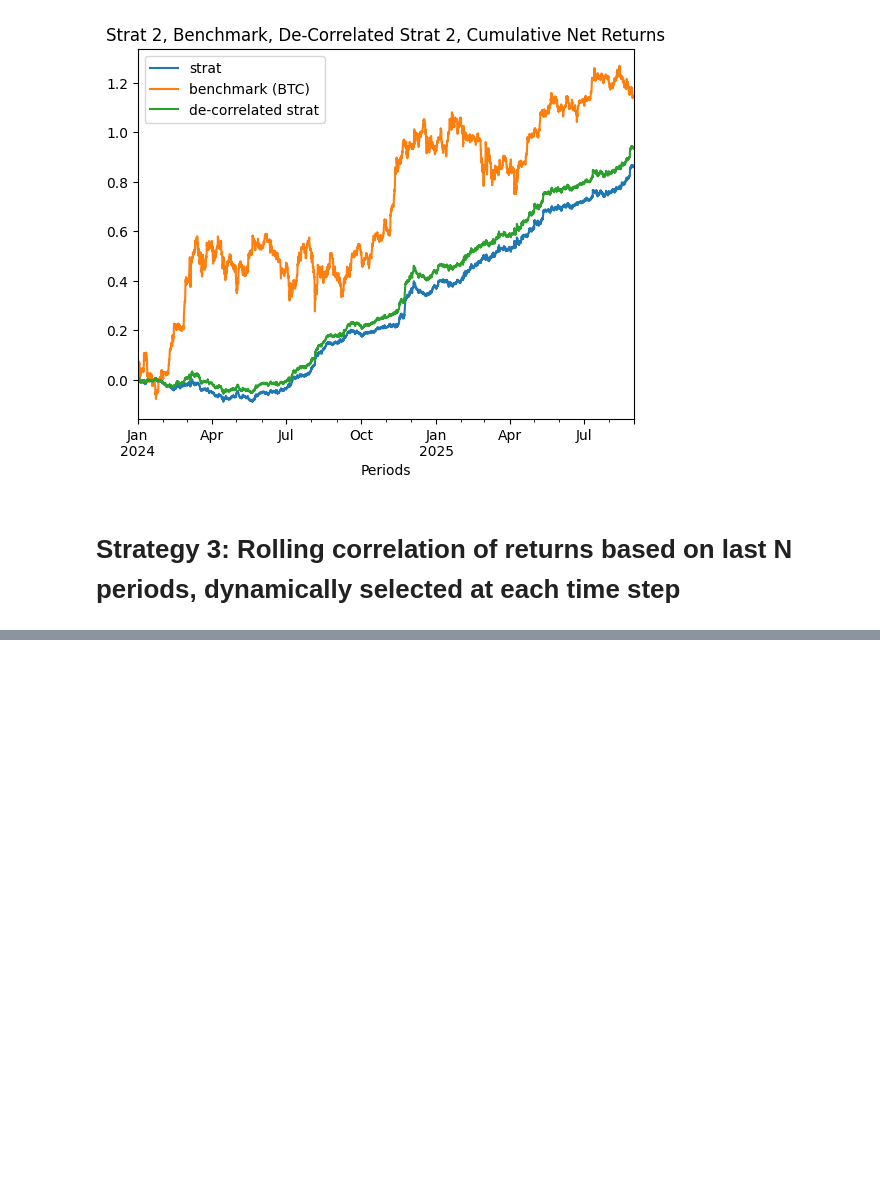
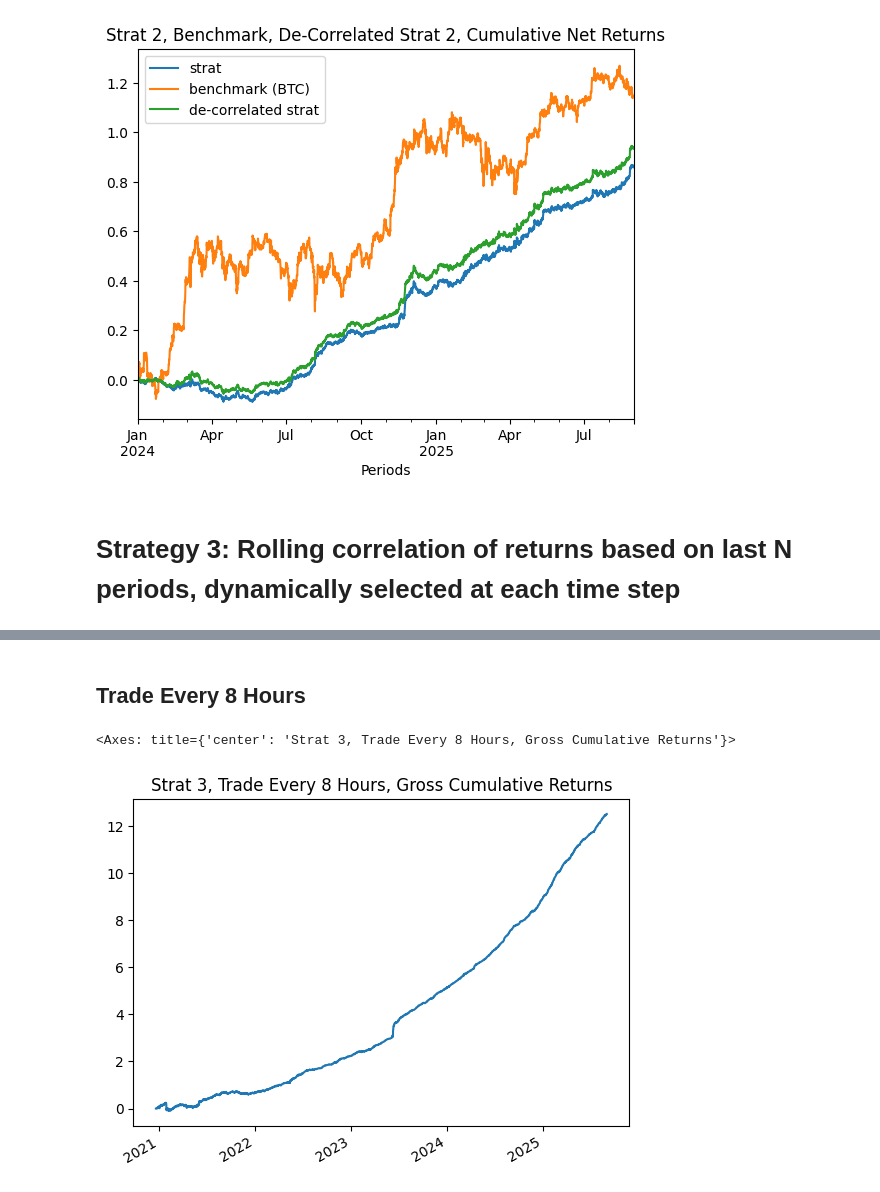
Before and after one commit to wbchristerson/crypto-strategies, a Jupyter notebook: correlation.ipynb, the cells around one changed output, grey strips where cells are left out. Cells and saved outputs as stored; diff of their text form; code cells hidden in the pictures; blank space fills up the shorter version.

```diff
--- a/correlation.ipynb
+++ b/correlation.ipynb
@@ -635,27 +315,0 @@ ret.iloc[:(window_len+10)].rolling(window_len+1, min_periods = window_len+1, met
-# %%
-# get_coins_to_top_corr_coins_3971
-
-import time
-
-all_times = []
-for _ in range(5):
-    time_to_top_corr_coins_dict = dict()
-
-    window_len = 20
-    all_indices = list(ret.index)
-
-    start_time = time.time()
-    count = 0
-    for index in range(window_len, len(ret)):
-        time_to_top_corr_coins_dict[all_indices[index]] = get_coins_to_top_corr_coins_3971(
-            ret.iloc[(index-window_len):index], ret.shift().iloc[(index-window_len):index],
-            remove_nan_columns = True, look_back_len_for_non_null = 10)
-        #print(f"{index - window_len} / {len(ret) - window_len}")
-
-        count += 1
-        if count >= 10:
-            break
-
-    all_times.append(time.time() - start_time)
-
-print(np.mean(all_times))
@@ -667,0 +391,11 @@ len(ret) * 1.3 / 60 / 60
+# %% [markdown]
+## Trade Every 8 Hours
+# %%
+transformed_signal_8h = transformed_signal.loc[transformed_signal.index.hour % 8 == 0]
+px_8h = px[px.index.hour % 8 == 0]
+
+gross_returns, net_returns = get_gross_returns_and_net_returns(transformed_signal_8h, px_8h)
+gross_returns.cumsum().plot(title="Strat 3, Trade Every 8 Hours, Gross Cumulative Returns")
+# %% [output]
+<Axes: title={'center': 'Strat 3, Trade Every 8 Hours, Gross Cumulative Returns'}>
+[figure, added]
```
Also changed, not shown: parts of 45 cells of this notebook, 4 other files.
